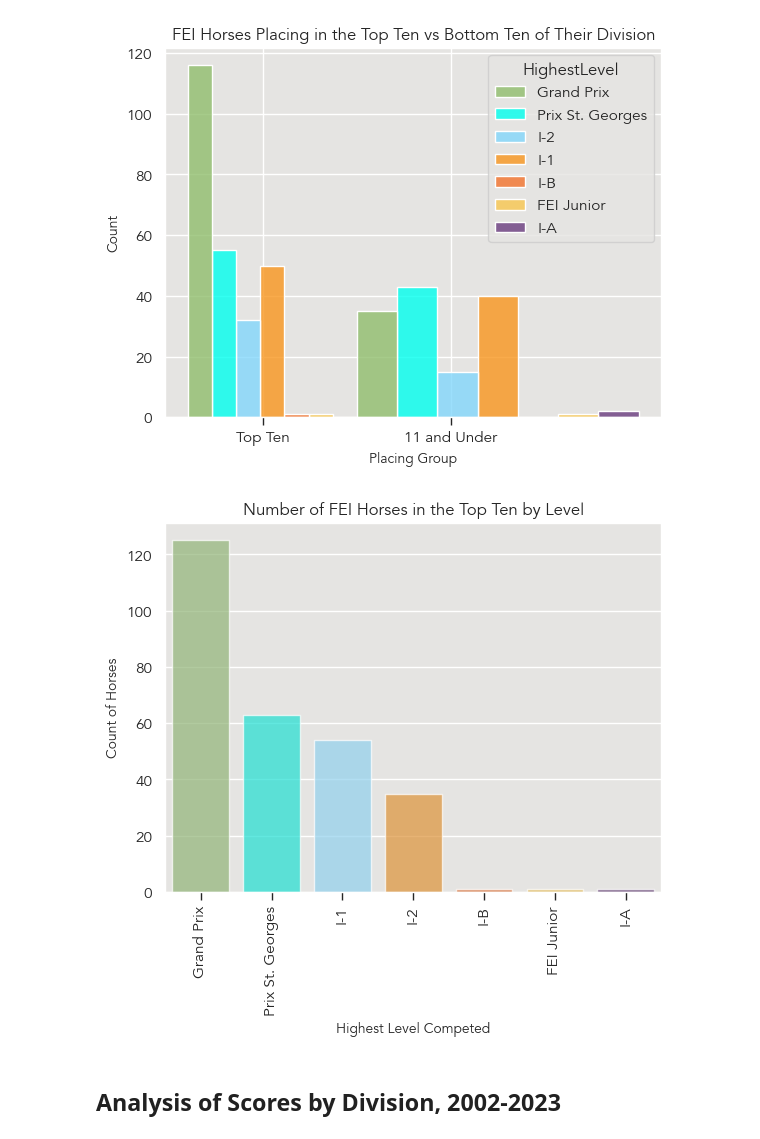
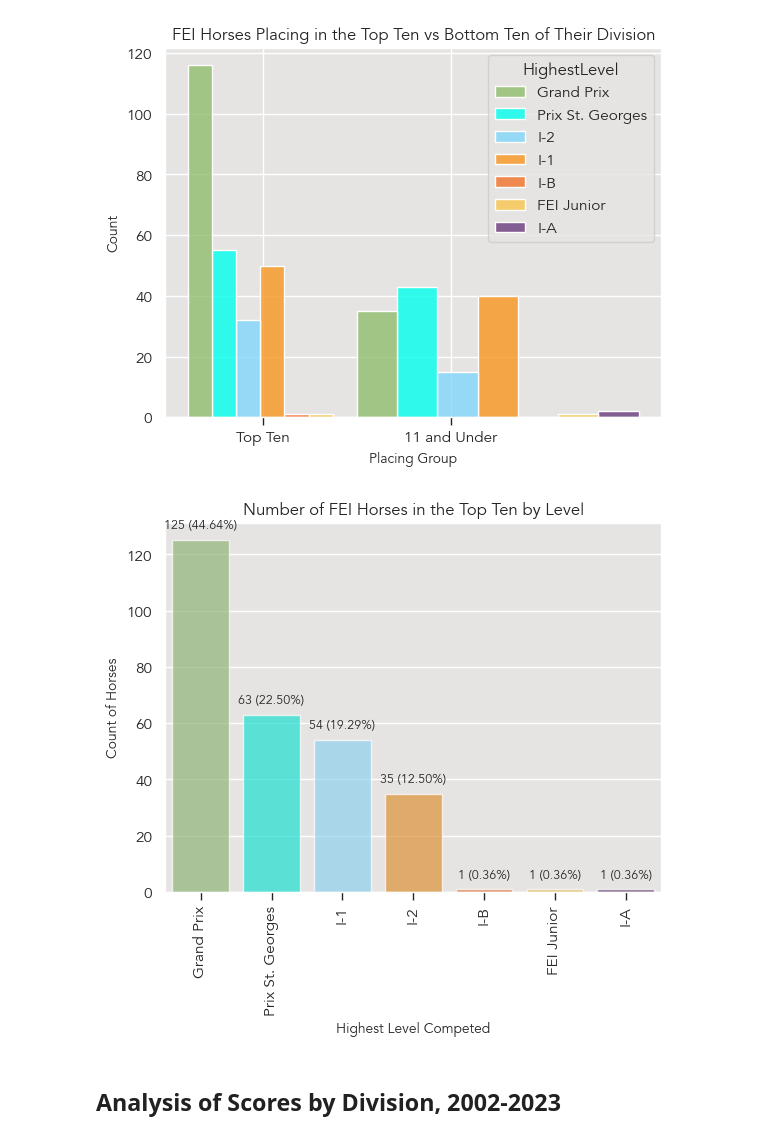
Before and after one commit to siobyrne/young-dressage-horse-program-analysis, a Jupyter notebook: younghorse.ipynb, the cells around one changed output. Cells and saved outputs as stored; diff of their text form; code cells hidden in the pictures.

Commit message:
Reorder cells, add annotation for top ten placing by FEI level countplot

```diff
--- a/younghorse.ipynb
+++ b/younghorse.ipynb
@@ -499,22 +499,30 @@ plt.show()
 # %% [output]
 [figure]
 # %%
-sns.countplot(
+# create countplot of FEI horses placing in the top ten by highest level competed
+
+
+# set options for countplot
+ax = sns.countplot(
    x = 'HighestLevel',
    data = top_ten,
    palette = color_palette,
    alpha = .7,
    order = top_ten["HighestLevel"].value_counts().index
 )
 
+# add annotation for count and percentage of each level
+for p in ax.patches:
+    ax.annotate("{:0,.0f} ({:,.2f}%)".format(p.get_height(), p.get_height()*100/top_ten_count), (p.get_x() + p.get_width()/2, p.get_height() + 3), ha = 'center', va = 'bottom', fontsize=9)
+
 plt.title('Number of FEI Horses in the Top Ten by Level')
 plt.xticks(rotation=90)
 plt.ylabel('Count of Horses')
 plt.xlabel('Highest Level Competed')
 #plt.savefig('images/cdi-competitors.png')
 plt.show()
 # %% [output]
-[figure, old version]
+[figure, new version]
 # %% [markdown]
 ## Analysis of Scores by Division, 2002-2023
 # %% [markdown]
```
Also changed, not shown: parts of 7 cells of this notebook.
